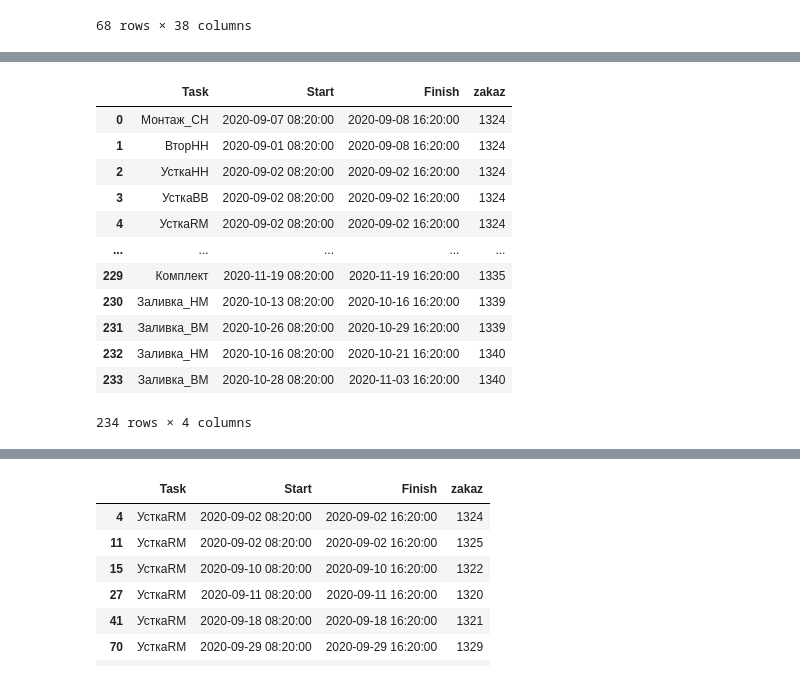
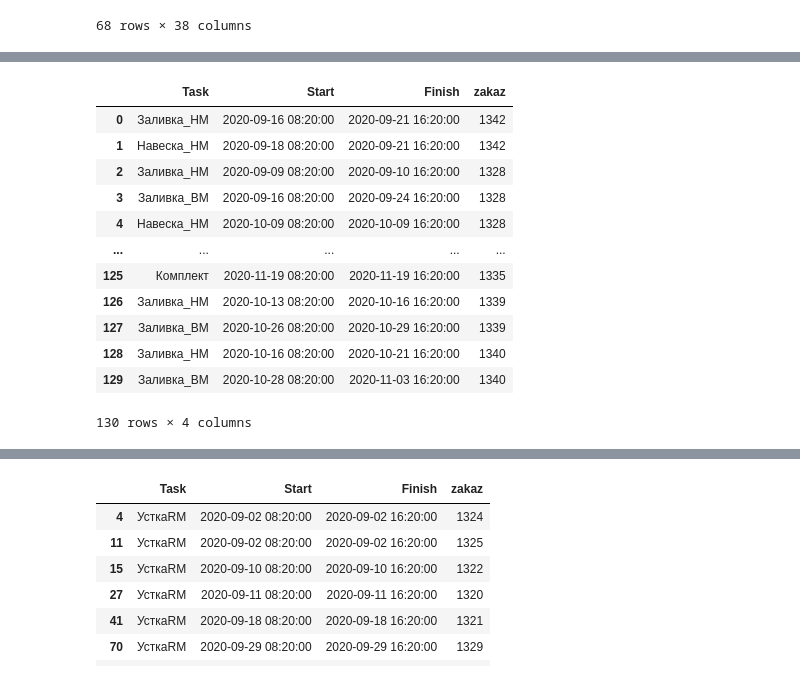
Before and after one commit to TimurKarev/Plan, a Jupyter notebook: test.ipynb, the cells around one changed output, grey strips where cells are left out. Drawn from its saved outputs; the diff is of its cells as text; code cells hidden in the pictures.

```diff
--- a/test.ipynb
+++ b/test.ipynb
@@ -63,20 +66,20 @@ l
  'Комплект']
 # %%
 %autoreload
-data = ref.get_df_for_gantt(22)
+data = ref.get_df_for_gantt(13)
 data
 # %% [output]
 |  | Task | Start | Finish | zakaz |
-| 0 | Монтаж_СН | 2020-09-07 08:20:00 | 2020-09-08 16:20:00 | 1324 |
-| 1 | ВторНН | 2020-09-01 08:20:00 | 2020-09-08 16:20:00 | 1324 |
-| 2 | УсткаНН | 2020-09-02 08:20:00 | 2020-09-02 16:20:00 | 1324 |
-| 3 | УсткаВВ | 2020-09-02 08:20:00 | 2020-09-02 16:20:00 | 1324 |
-| 4 | УсткаRM | 2020-09-02 08:20:00 | 2020-09-02 16:20:00 | 1324 |
+| 0 | Заливка_НМ | 2020-09-16 08:20:00 | 2020-09-21 16:20:00 | 1342 |
+| 1 | Навеска_НМ | 2020-09-18 08:20:00 | 2020-09-21 16:20:00 | 1342 |
+| 2 | Заливка_НМ | 2020-09-09 08:20:00 | 2020-09-10 16:20:00 | 1328 |
+| 3 | Заливка_ВМ | 2020-09-16 08:20:00 | 2020-09-24 16:20:00 | 1328 |
+| 4 | Навеска_НМ | 2020-10-09 08:20:00 | 2020-10-09 16:20:00 | 1328 |
 | ... | ... | ... | ... | ... |
-| 229 | Комплект | 2020-11-19 08:20:00 | 2020-11-19 16:20:00 | 1335 |
-| 230 | Заливка_НМ | 2020-10-13 08:20:00 | 2020-10-16 16:20:00 | 1339 |
-| 231 | Заливка_ВМ | 2020-10-26 08:20:00 | 2020-10-29 16:20:00 | 1339 |
-| 232 | Заливка_НМ | 2020-10-16 08:20:00 | 2020-10-21 16:20:00 | 1340 |
-| 233 | Заливка_ВМ | 2020-10-28 08:20:00 | 2020-11-03 16:20:00 | 1340 |
+| 125 | Комплект | 2020-11-19 08:20:00 | 2020-11-19 16:20:00 | 1335 |
+| 126 | Заливка_НМ | 2020-10-13 08:20:00 | 2020-10-16 16:20:00 | 1339 |
+| 127 | Заливка_ВМ | 2020-10-26 08:20:00 | 2020-10-29 16:20:00 | 1339 |
+| 128 | Заливка_НМ | 2020-10-16 08:20:00 | 2020-10-21 16:20:00 | 1340 |
+| 129 | Заливка_ВМ | 2020-10-28 08:20:00 | 2020-11-03 16:20:00 | 1340 |
-234 rows × 4 columns
+130 rows × 4 columns
 # %%
```
Also changed, not shown: parts of 5 cells of this notebook, 3 other files.
